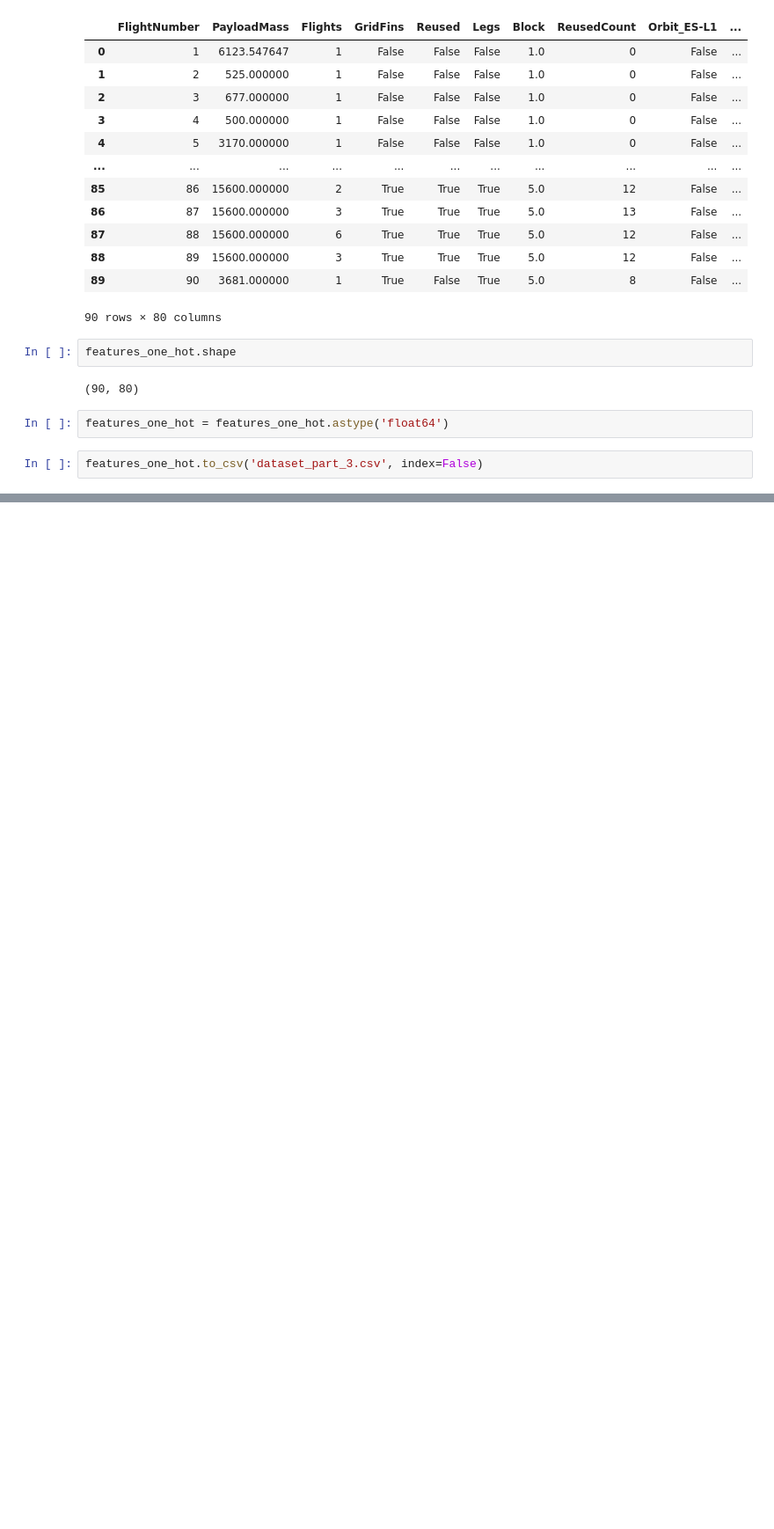
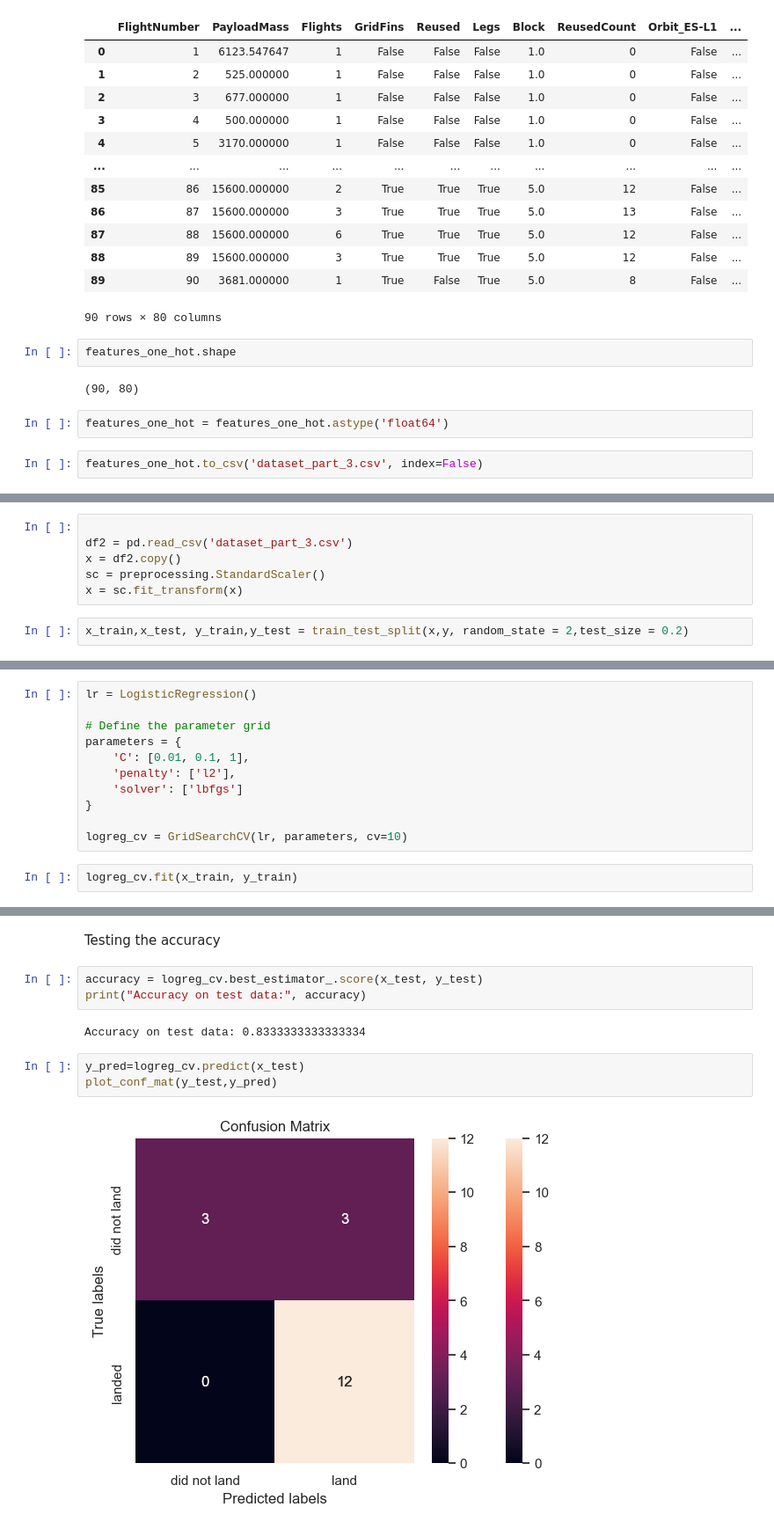
Before and after one commit to Bamwesigye-Calvin-Kiiza/SpaceX-data-science, a Jupyter notebook: space x data science .ipynb, the cells around one changed output, grey strips where cells are left out. Shown at 88% size. Cells and saved outputs as stored; diff of their text form; blank space fills up the shorter version.

```diff
--- a/space x data science .ipynb
+++ b/space x data science .ipynb
@@ -575,0 +902,8 @@ features_one_hot.to_csv('dataset_part_3.csv', index=False)
+# %%
+
+df2 = pd.read_csv('dataset_part_3.csv')
+x = df2.copy()
+sc = preprocessing.StandardScaler()
+x = sc.fit_transform(x)
+# %%
+x_train,x_test, y_train,y_test = train_test_split(x,y, random_state = 2,test_size = 0.2)
@@ -575,0 +912,13 @@ features_one_hot.to_csv('dataset_part_3.csv', index=False)
+# %%
+lr = LogisticRegression()
+
+# Define the parameter grid
+parameters = {
+    'C': [0.01, 0.1, 1],
+    'penalty': ['l2'],
+    'solver': ['lbfgs']
+}
+
+logreg_cv = GridSearchCV(lr, parameters, cv=10)
+# %%
+logreg_cv.fit(x_train, y_train)
@@ -575,0 +938,12 @@ features_one_hot.to_csv('dataset_part_3.csv', index=False)
+# %% [markdown]
+Testing the accuracy
+# %%
+accuracy = logreg_cv.best_estimator_.score(x_test, y_test)
+print("Accuracy on test data:", accuracy)
+# %% [output]
+Accuracy on test data: 0.8333333333333334
+# %%
+y_pred=logreg_cv.predict(x_test)
+plot_conf_mat(y_test,y_pred)
+# %% [output]
+[figure, added]
```
Also changed, not shown: parts of 42 cells of this notebook.
